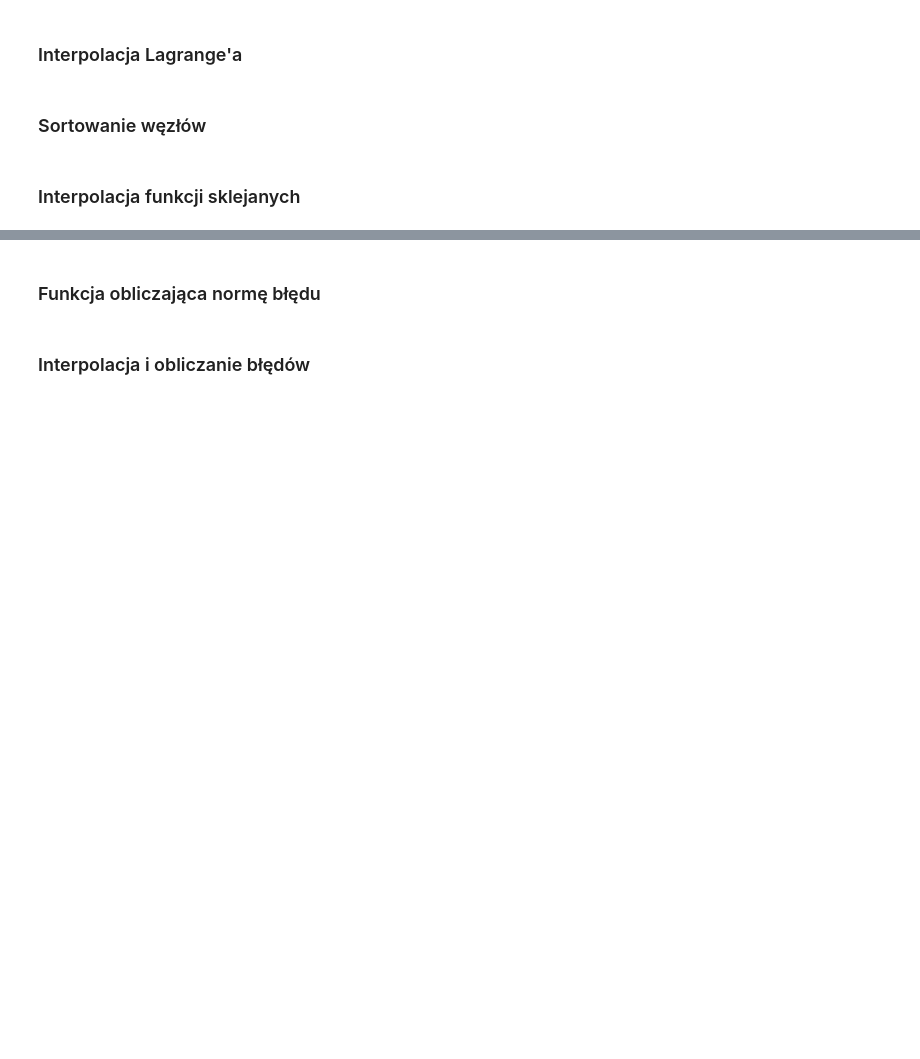
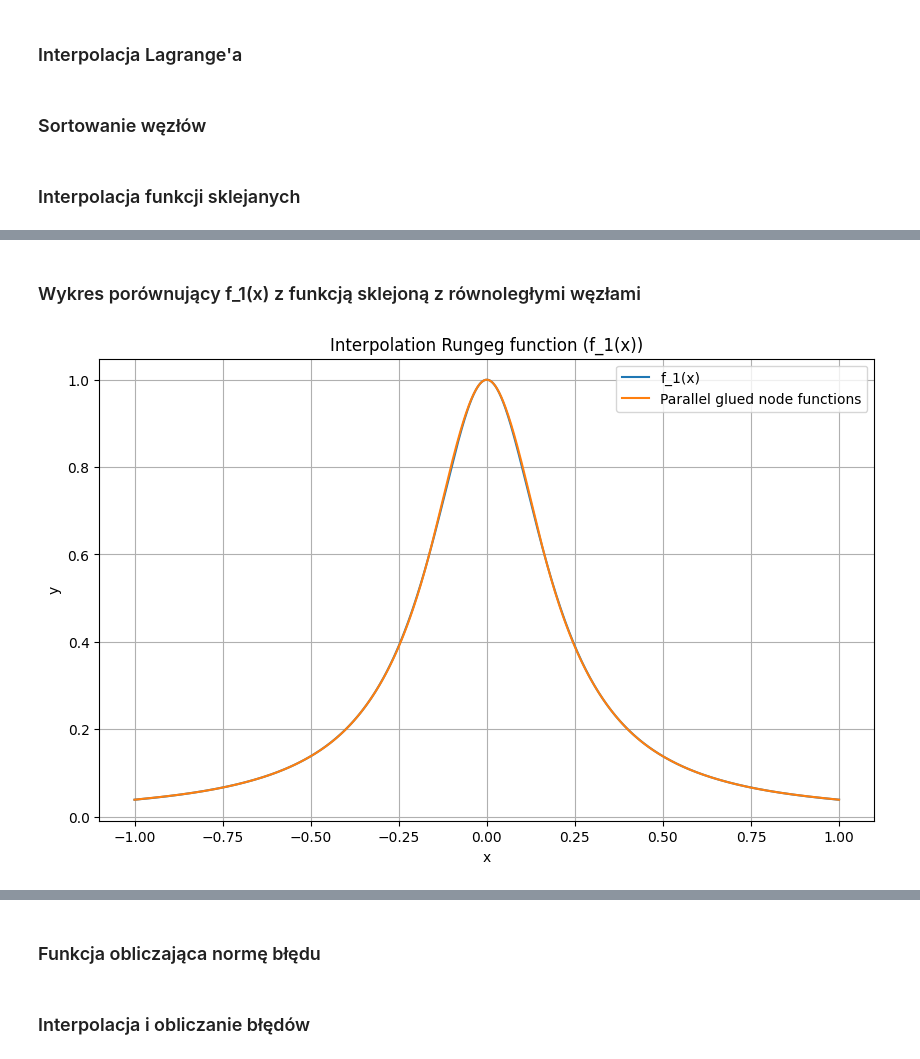
Before and after one commit to arturgesiarz/CalculationTechMethods-Course, a Jupyter notebook: lab04/ex1.ipynb, the cells around one changed output, grey strips where cells are left out. Cells and saved outputs as stored; diff of their text form; code cells hidden in the pictures; blank space fills up the shorter version.

```diff
--- a/lab04/ex1.ipynb
+++ b/lab04/ex1.ipynb
@@ -97,0 +113,14 @@ plt.show()
+# %% [markdown]
+### Wykres porównujący f_1(x) z funkcją sklejoną z równoległymi węzłami
+# %%
+plt.figure(figsize=(10,6))
+plt.plot(x_dense, y_dense, label='f_1(x)')
+plt.plot(x_dense, cs_equidistant(x_dense), label="Parallel glued node functions")
+plt.xlabel('x')
+plt.ylabel('y')
+plt.title('Interpolation Rungeg function (f_1(x))')
+plt.legend()
+plt.grid(True)
+plt.show()
+# %% [output]
+[figure, added]
```
Also changed, not shown: parts of 10 cells of this notebook.
